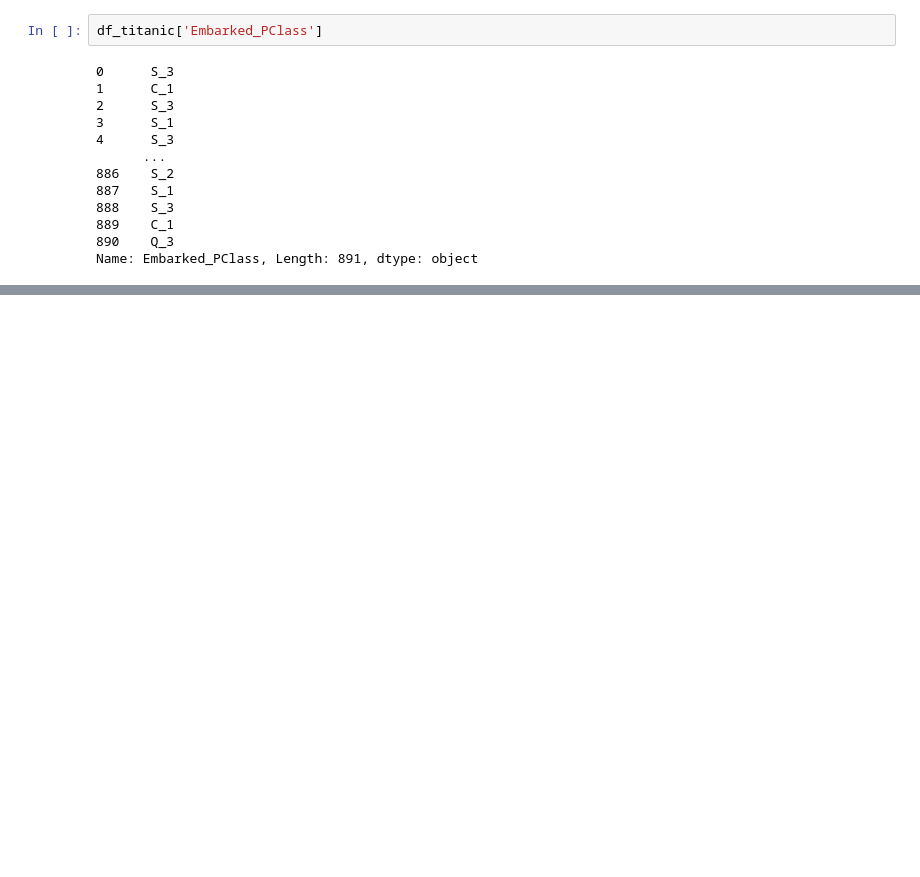
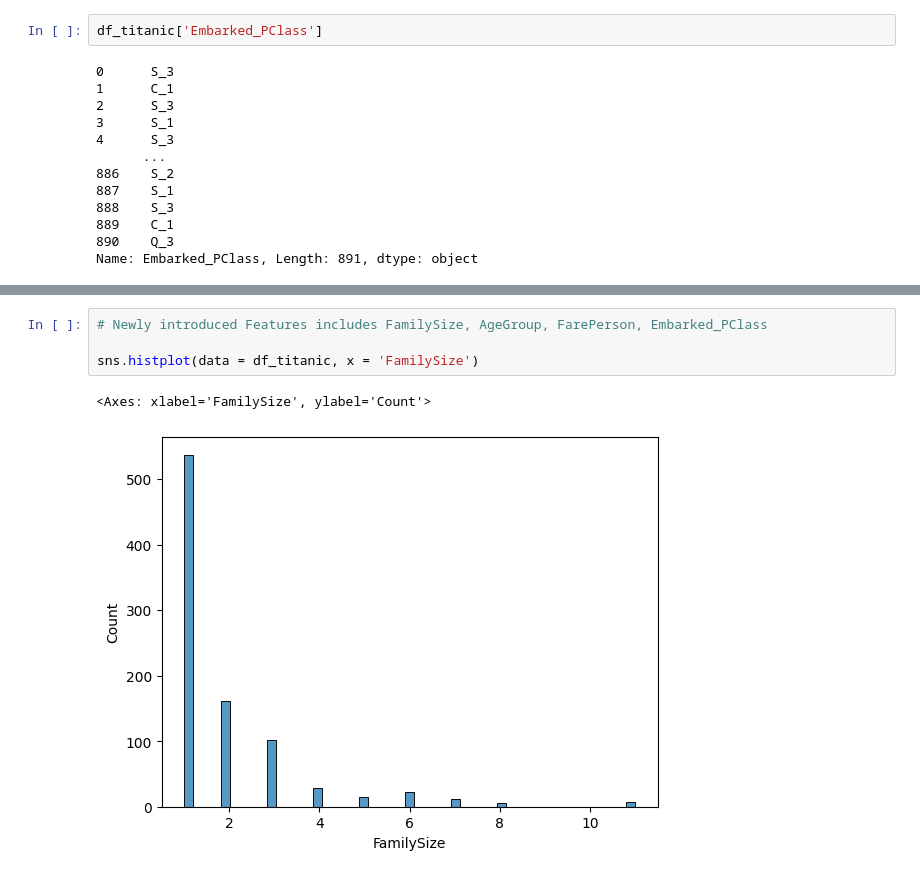
Before and after one commit to mehtasumit1007/TitanicPredictionModelling, a Jupyter notebook: Modelling_Main.ipynb, the cells around one changed output, grey strips where cells are left out. Saved outputs shown, nothing was run; the diff lists cells and outputs as text; blank space fills up the shorter version.

```diff
--- a/Modelling_Main.ipynb
+++ b/Modelling_Main.ipynb
@@ -436,0 +459,7 @@ Name: Embarked_PClass, Length: 891, dtype: object
+# %%
+# Newly introduced Features includes FamilySize, AgeGroup, FarePerson, Embarked_PClass
+
+sns.histplot(data = df_titanic, x = 'FamilySize')
+# %% [output]
+<Axes: xlabel='FamilySize', ylabel='Count'>
+[figure, added]
```
Also changed, not shown: parts of 10 cells of this notebook.
